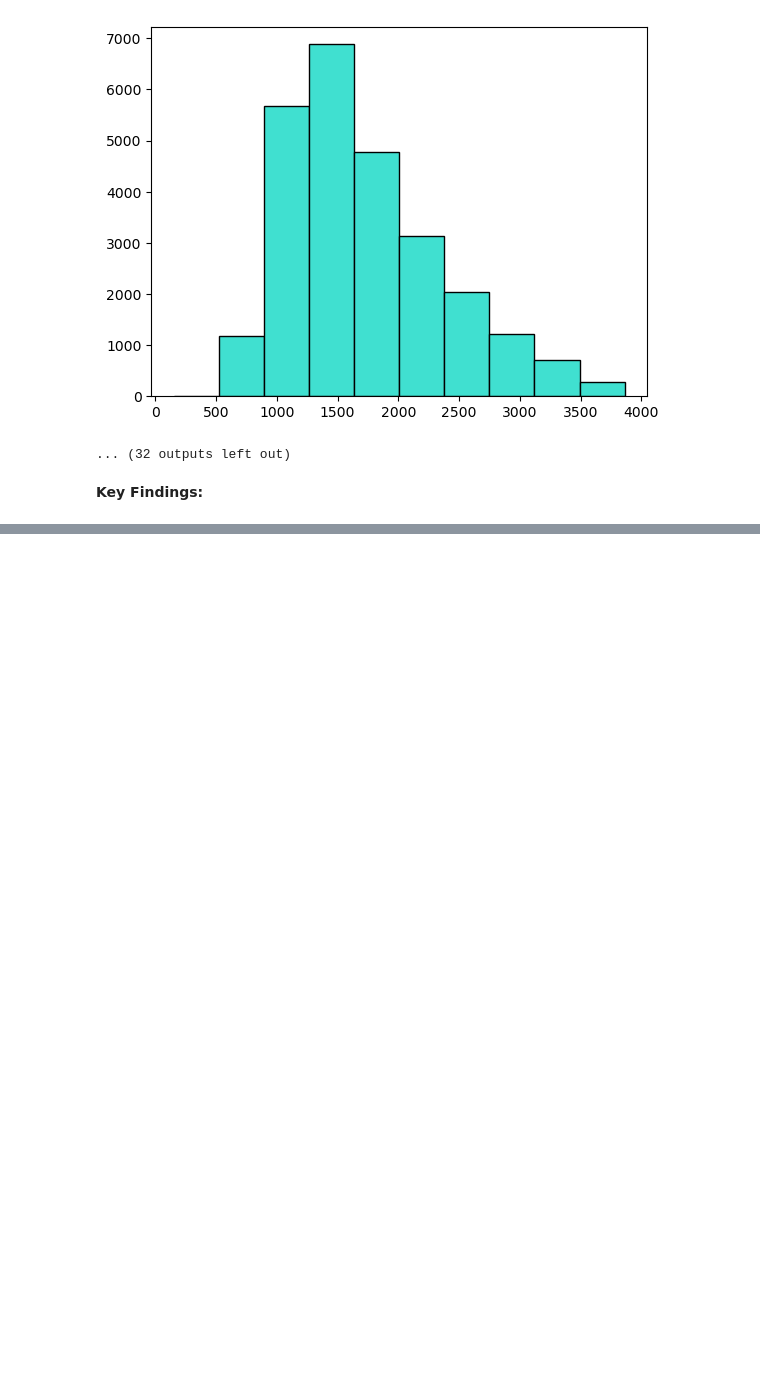
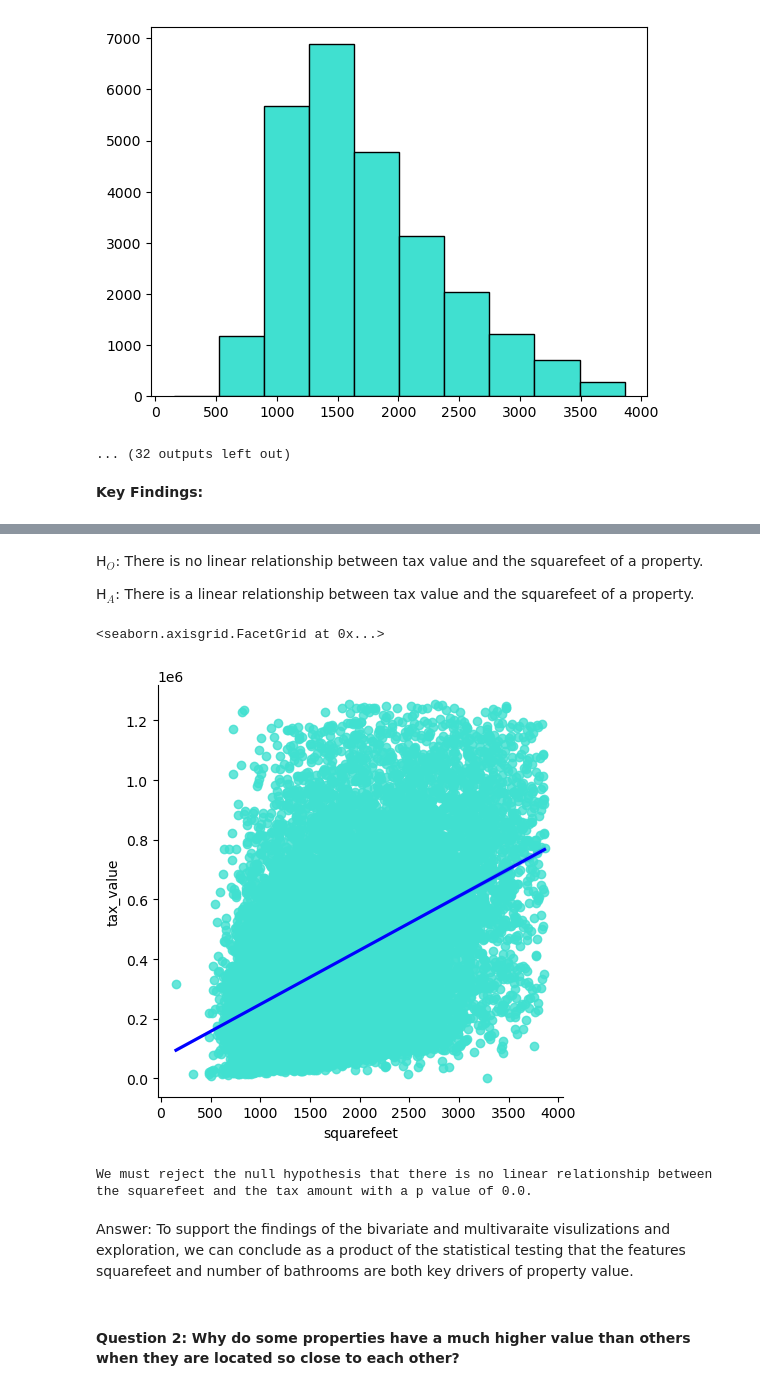
Before and after one commit to caroline-miller0921/project_regression_zillow, a Jupyter notebook: zillow_report.ipynb, the cells around one changed output, grey strips where cells are left out. Cells and saved outputs as stored; diff of their text form; code cells hidden in the pictures; blank space fills up the shorter version.

```diff
--- a/zillow_report.ipynb
+++ b/zillow_report.ipynb
@@ -120,0 +189,27 @@ Univariate feature analysis of feature squarefeet:
+# %% [markdown]
+H$_O$:  There is no linear relationship between tax value and the squarefeet of a property.
+
+H$_A$:  There is a linear relationship between tax value and the squarefeet of a property.
+# %%
+sns.lmplot(data=train,
+          x='squarefeet',
+          y='tax_value', scatter_kws={'color': 'turquoise'},
+          line_kws={'color': 'blue'})
+# %% [output]
+<seaborn.axisgrid.FacetGrid at 0x...>
+[figure, added]
+# %%
+r, p = stats.pearsonr(train.squarefeet, train.taxamount)
+α = 0.05
+
+if p < α:
+    print(f'We must reject the null hypothesis that there is no linear relationship between the squarefeet and the tax amount with a p value of {p}.')
+
+else:
+    print('We fail to reject the null hypothesis.')
+# %% [output]
+We must reject the null hypothesis that there is no linear relationship between the squarefeet and the tax amount with a p value of 0.0.
+# %% [markdown]
+Answer:  To support the findings of the bivariate and multivaraite visulizations and exploration, we can conclude as a product of the statistical testing that the features squarefeet and number of bathrooms are both key drivers of property value.
+# %% [markdown]
+#### Question 2:  Why do some properties have a much higher value than others when they are located so close to each other?
```
Also changed, not shown: parts of 82 cells of this notebook.
